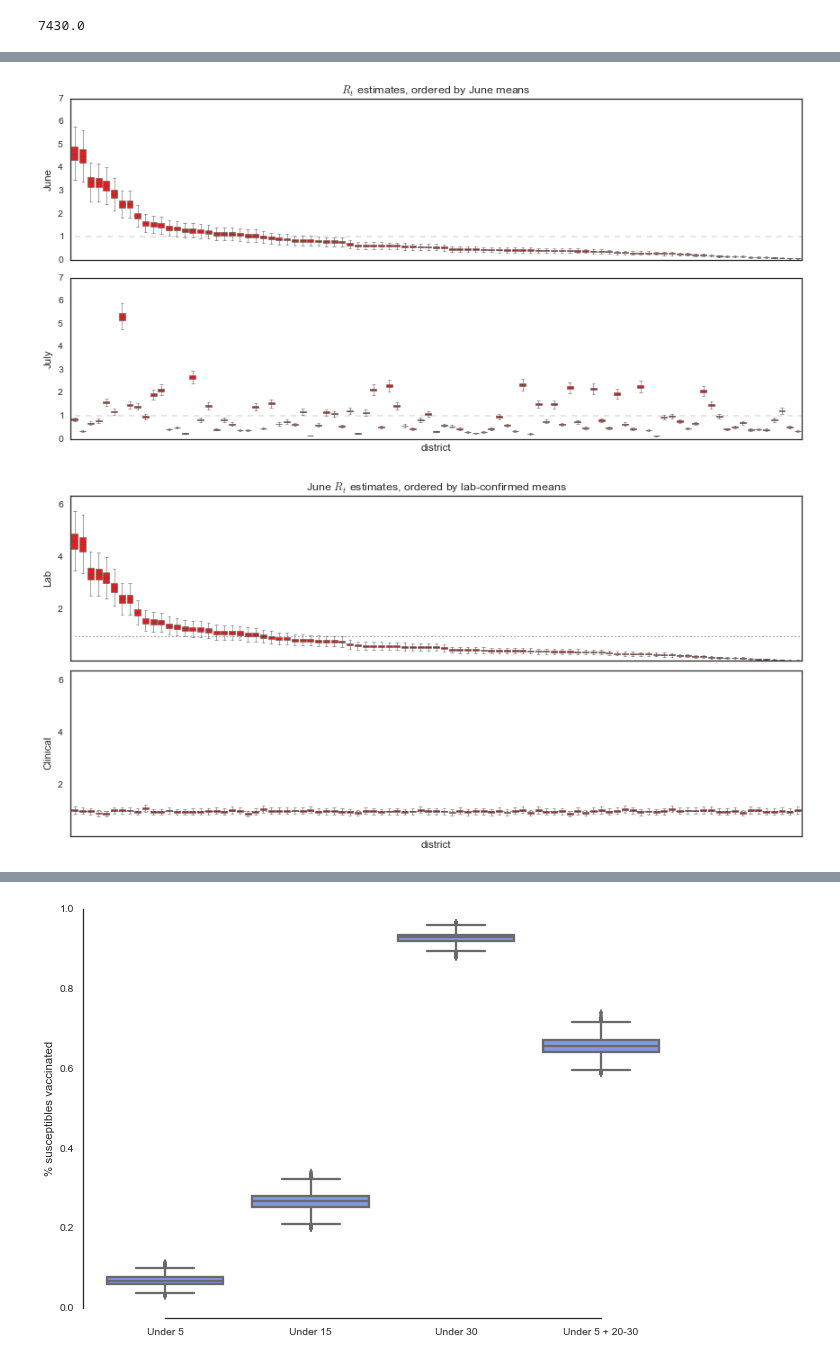
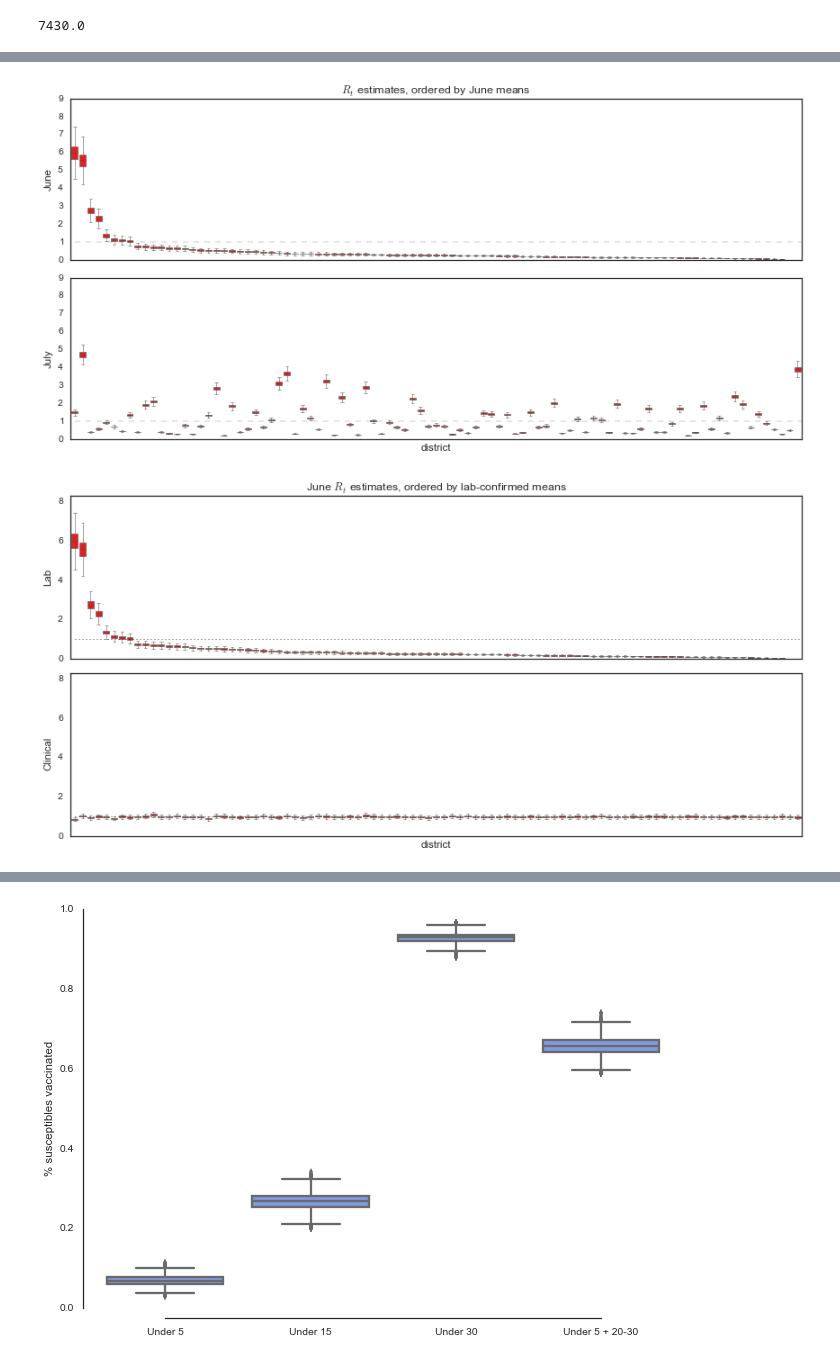
Before and after one commit to fonnesbeck/SaoPauloMeasles, a Jupyter notebook: Spatial Measles Model.ipynb, the cells around one changed output, grey strips where cells are left out. Drawn from its saved outputs; the diff is of its cells as text; code cells hidden in the pictures.

```diff
--- a/Spatial Measles Model.ipynb
+++ b/Spatial Measles Model.ipynb
@@ -424,7 +436,7 @@ def measles_model(obs_date, confirmation=True, all_traces=False):
     t_obs = (~missing_mask).sum() - 1
 
     # Prior on proportion susceptible being between 0 and 0.07
-    p_susceptible = Beta('p_susceptible', 2, 100, value=0.03)
+    p_susceptible = Beta('p_susceptible', 20, 1000, value=0.03)
 
     # Estimated total susceptibles by district
     S_0 = Binomial('S_0', n=N.values.astype(int), p=p_susceptible)
@@ -492,6 +504,10 @@ def measles_model(obs_date, confirmation=True, all_traces=False):
     def S_0_age(S=S_0, p=age_dist):
         return np.array([rmultinomial(si, p) for si in S])
 
+    '''
+    Vaccination targets
+    '''
+
     @deterministic
     def vacc_5(S=S_age):
         # Vaccination of 15 and under
@@ -528,6 +544,8 @@ def measles_model(obs_date, confirmation=True, all_traces=False):
     # Proportion of adults under 30 (and young kids)
     pct_adult = Lambda('pct_adult', lambda V=vacc_adult, S=S_age: float(V.sum())/S[current_index].sum())
 
+
+
     # Transmission parameter
     beta = Gamma('beta', 1, 0.1, value=10)
 
@@ -701,32 +972,32 @@ sorted_districts = june_means.index.values
 # %%
 sb.set_context("talk", font_scale=0.8)
 
 f, (ax_1, ax_2) = plt.subplots(2, 1, figsize=(12,6), sharey=True, sharex=True)
 
 sb.boxplot('district', 'Rt', data=june_Rt, ax=ax_1, linewidth=0.5,
-           fliersize=0, color='r', order=sorted_districts)
+           fliersize=0, color='r', order=june_means.index.values)
 ax_1.hlines(1, xmin=0, xmax=93, linestyles='dashed', linewidth=0.2)
 ax_1.set_xticks([])
 ax_1.set_xlabel('')
 ax_1.set_ylabel('June')
 #ax_1.set_ylim(0, 6)
 #ax_1.set_yticks(range(7))
 ax_1.set_title(r'$R_t$ estimates, ordered by June means')
 
 sb.boxplot('district', 'Rt', data=july_Rt, ax=ax_2, linewidth=0.5,
-           fliersize=0, color='r', order=sorted_districts)
+           fliersize=0, color='r', order=june_means.index.values)
 ax_2.hlines(1, xmin=0, xmax=93, linestyles='dashed', linewidth=0.2)
 ax_2.set_xticks([])
 ax_2.set_ylabel('July')
 
 f.tight_layout()
 # %% [output]
-[figure, old version]
+[figure, new version]
 # %%
 f, (ax_1, ax_2) = plt.subplots(2, 1, figsize=(12,6), sharey=True, sharex=True)
 
 sb.boxplot('district', 'Rt', data=june_Rt, ax=ax_1, linewidth=0.5,
-           fliersize=0, color='r', order=sorted_districts)
+           fliersize=0, color='r', order=june_means.index.values)
 ax_1.hlines(1, xmin=0, xmax=93, linestyles='dotted', linewidth=0.75)
 ax_1.set_xticks([])
 ax_1.set_xlabel('')
@@ -735,11 +1006,11 @@ ax_1.set_yticks(np.arange(13, step=2))
 ax_1.set_title(r'June $R_t$ estimates, ordered by lab-confirmed means')
 
 sb.boxplot('district', 'Rt', data=june_Rt_noconf, ax=ax_2, linewidth=0.5,
-           fliersize=0, color='r', order=sorted_districts)
+           fliersize=0, color='r', order=june_means.index.values)
 ax_2.hlines(1, xmin=0, xmax=93, linestyles='dotted', linewidth=0.75)
 ax_2.set_xticks([])
 ax_2.set_ylabel('Clinical')
 
 f.tight_layout()
 # %% [output]
-[figure, old version]
+[figure, new version]
```
Also changed, not shown: parts of 27 cells of this notebook.
